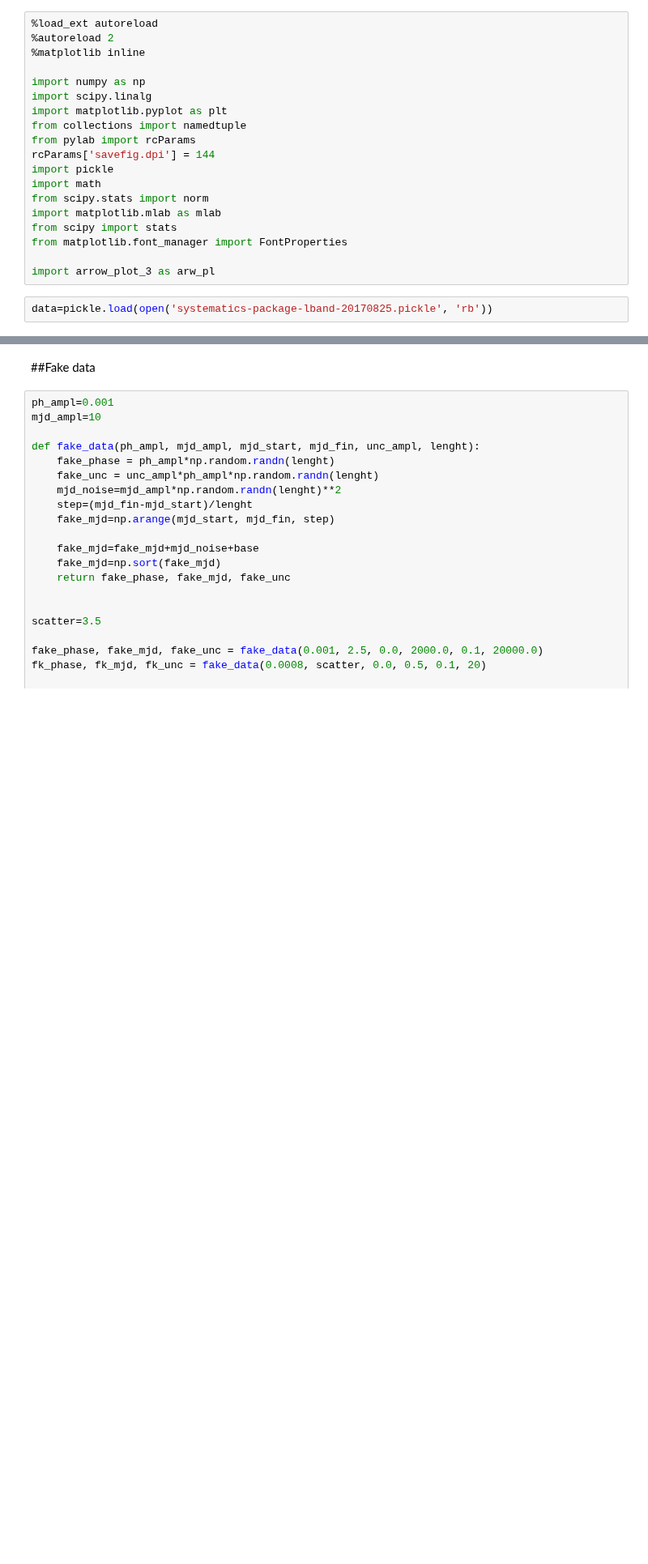
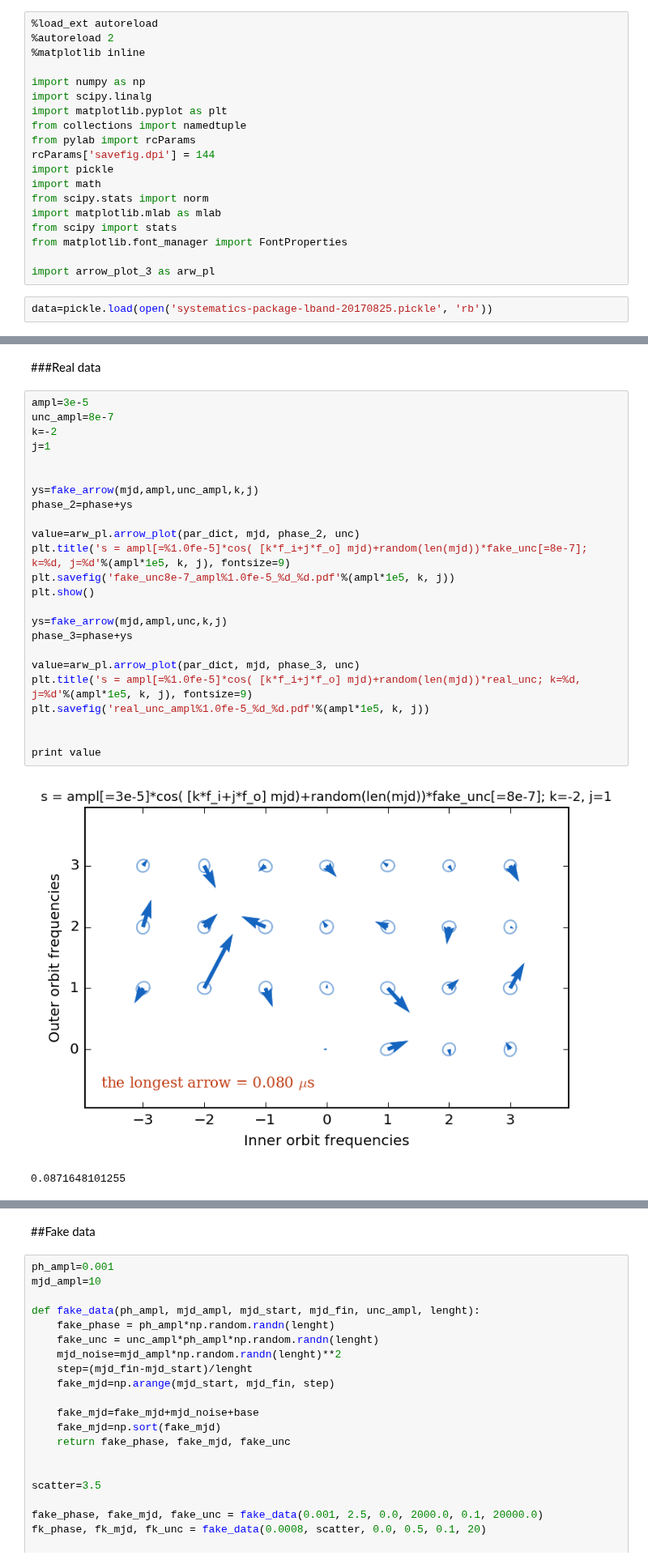
Before and after one commit to aarchiba/triplesystem, a Jupyter notebook: systematics/test_arrow_plot.ipynb, the cells around one changed output, grey strips where cells are left out. Shown at 81% size. Saved outputs shown, nothing was run; the diff lists cells and outputs as text; blank space fills up the shorter version.

```diff
--- a/systematics/test_arrow_plot.ipynb
+++ b/systematics/test_arrow_plot.ipynb
@@ -63,0 +67,29 @@ plt.savefig('test_res_all.pdf', bbox_inches="tight")
+# %% [markdown]
+###Real data
+# %%
+ampl=3e-5
+unc_ampl=8e-7
+k=-2
+j=1
+
+
+ys=fake_arrow(mjd,ampl,unc_ampl,k,j)
+phase_2=phase+ys
+
+value=arw_pl.arrow_plot(par_dict, mjd, phase_2, unc)
+plt.title('s = ampl[=%1.0fe-5]*cos( [k*f_i+j*f_o] mjd)+random(len(mjd))*fake_unc[=8e-7]; k=%d, j=%d'%(ampl*1e5, k, j), fontsize=9)
+plt.savefig('fake_unc8e-7_ampl%1.0fe-5_%d_%d.pdf'%(ampl*1e5, k, j))
+plt.show()
+
+ys=fake_arrow(mjd,ampl,unc,k,j)
+phase_3=phase+ys
+
+value=arw_pl.arrow_plot(par_dict, mjd, phase_3, unc)
+plt.title('s = ampl[=%1.0fe-5]*cos( [k*f_i+j*f_o] mjd)+random(len(mjd))*real_unc; k=%d, j=%d'%(ampl*1e5, k, j), fontsize=9)
+plt.savefig('real_unc_ampl%1.0fe-5_%d_%d.pdf'%(ampl*1e5, k, j))
+
+
+print value
+# %% [output]
+[figure, added]
+0.0871648101255
```
Also changed, not shown: parts of 19 cells of this notebook.
